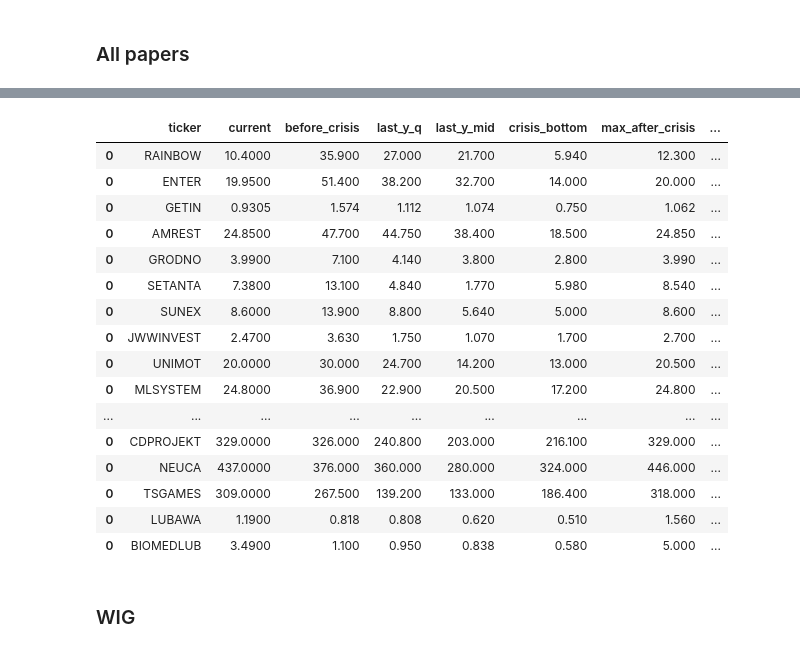
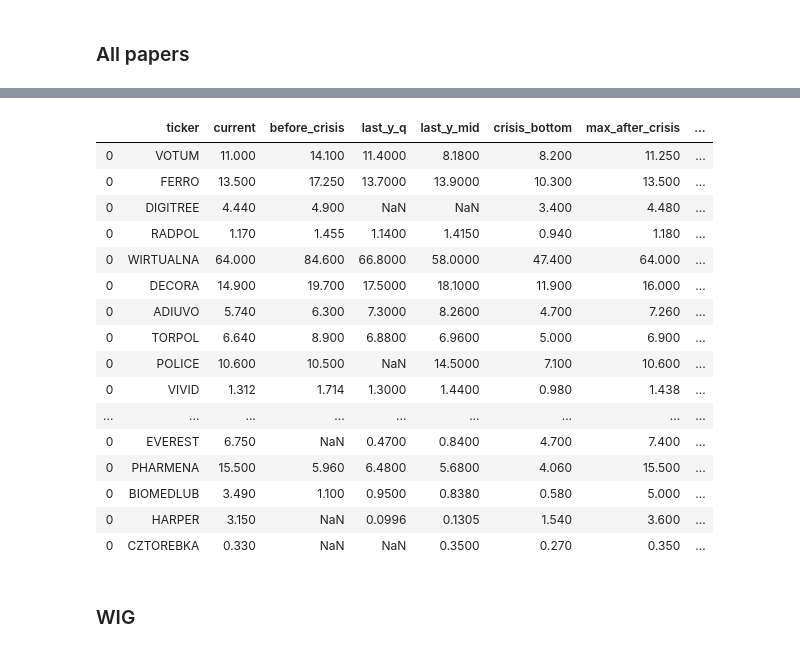
Before and after one commit to showeye/wse_analytics, a Jupyter notebook: bossa.ipynb, the cells around one changed output, grey strips where cells are left out. Saved outputs shown, nothing was run; the diff lists cells and outputs as text; code cells hidden in the pictures.

```diff
--- a/bossa.ipynb
+++ b/bossa.ipynb
@@ -43,4 +71,5 @@ Updated 2020-04-10, max actual date: 2020-04-09 00:00:00
 # %%
-all_files = os.listdir('data/')
-print(f'no of all available files: {len(all_files)}')
+all_stocks = os.listdir('data/')
+all_indekses = os.listdir('data_for/')
+print(f'no of all available stock: {len(all_stocks)} and indexes: {len(all_indekses)}')
 # %% [output]
@@ -51,0 +103,2 @@ today = str(date.today())
+# %%
+df = prepare_index('NIKKEI')
@@ -242,8 +305,8 @@ skaner_df.loc[:,'growth_potential'] = round((skaner_df.loc[:,'max_before_crisis'
 skaner_df.loc[:,'drop_current'] = round(skaner_df.loc[:,'current'] * 100 / skaner_df.loc[:,'max_before_crisis'] - 100, 2)
 # %%
 skaner_df_see = skaner_df.loc[
-    (skaner_df.growth_quarter > 0)
-        & (skaner_df.growth_mid > 0)
+#     (skaner_df.growth_quarter > 0)
+#         & (skaner_df.growth_mid > 0)
         #& (skaner_df.drop_current < 0)
-        & (skaner_df.growth_current > 20)
+        (skaner_df.growth_current > 20)
                               ,:].sort_values('drop_current', ascending=True)
@@ -270,27 +313,34 @@ skaner_df_see.sort_values('growth_current', ascending=False).dropna()
 # %%
 skaner_df_see = skaner_df_see.loc[
     skaner_df_see.ticker.apply(lambda x:
-                               False if ('RCFL' in x)| ('INTLGLD' in x) else True).values,]
+                               False if ('RCFL' in x)
+                               | ('INTLGLD' in x)
+                               | ('RCFS' in x)
+                               | ('INTL' in x)
+                               | ('INTS' in x)
+                               | ('RCTL' in x)
+                               | ('BETA' in x)
+                               | ('RCL' in x) else True).values,]
 # %%
-skaner_df_see
+skaner_df_see.tail(100)
 # %% [output]
 |  | ticker | current | before_crisis | last_y_q | last_y_mid | crisis_bottom | max_after_crisis | ... |
-| 0 | RAINBOW | 10.4000 | 35.900 | 27.000 | 21.700 | 5.940 | 12.300 | ... |
-| 0 | ENTER | 19.9500 | 51.400 | 38.200 | 32.700 | 14.000 | 20.000 | ... |
-| 0 | GETIN | 0.9305 | 1.574 | 1.112 | 1.074 | 0.750 | 1.062 | ... |
-| 0 | AMREST | 24.8500 | 47.700 | 44.750 | 38.400 | 18.500 | 24.850 | ... |
-| 0 | GRODNO | 3.9900 | 7.100 | 4.140 | 3.800 | 2.800 | 3.990 | ... |
-| 0 | SETANTA | 7.3800 | 13.100 | 4.840 | 1.770 | 5.980 | 8.540 | ... |
-| 0 | SUNEX | 8.6000 | 13.900 | 8.800 | 5.640 | 5.000 | 8.600 | ... |
-| 0 | JWWINVEST | 2.4700 | 3.630 | 1.750 | 1.070 | 1.700 | 2.700 | ... |
-| 0 | UNIMOT | 20.0000 | 30.000 | 24.700 | 14.200 | 13.000 | 20.500 | ... |
-| 0 | MLSYSTEM | 24.8000 | 36.900 | 22.900 | 20.500 | 17.200 | 24.800 | ... |
+| 0 | VOTUM | 11.000 | 14.100 | 11.4000 | 8.1800 | 8.200 | 11.250 | ... |
+| 0 | FERRO | 13.500 | 17.250 | 13.7000 | 13.9000 | 10.300 | 13.500 | ... |
+| 0 | DIGITREE | 4.440 | 4.900 | NaN | NaN | 3.400 | 4.480 | ... |
+| 0 | RADPOL | 1.170 | 1.455 | 1.1400 | 1.4150 | 0.940 | 1.180 | ... |
+| 0 | WIRTUALNA | 64.000 | 84.600 | 66.8000 | 58.0000 | 47.400 | 64.000 | ... |
+| 0 | DECORA | 14.900 | 19.700 | 17.5000 | 18.1000 | 11.900 | 16.000 | ... |
+| 0 | ADIUVO | 5.740 | 6.300 | 7.3000 | 8.2600 | 4.700 | 7.260 | ... |
+| 0 | TORPOL | 6.640 | 8.900 | 6.8800 | 6.9600 | 5.000 | 6.900 | ... |
+| 0 | POLICE | 10.600 | 10.500 | NaN | 14.5000 | 7.100 | 10.600 | ... |
+| 0 | VIVID | 1.312 | 1.714 | 1.3000 | 1.4400 | 0.980 | 1.438 | ... |
 | ... | ... | ... | ... | ... | ... | ... | ... | ... |
-| 0 | CDPROJEKT | 329.0000 | 326.000 | 240.800 | 203.000 | 216.100 | 329.000 | ... |
-| 0 | NEUCA | 437.0000 | 376.000 | 360.000 | 280.000 | 324.000 | 446.000 | ... |
-| 0 | TSGAMES | 309.0000 | 267.500 | 139.200 | 133.000 | 186.400 | 318.000 | ... |
-| 0 | LUBAWA | 1.1900 | 0.818 | 0.808 | 0.620 | 0.510 | 1.560 | ... |
-| 0 | BIOMEDLUB | 3.4900 | 1.100 | 0.950 | 0.838 | 0.580 | 5.000 | ... |
+| 0 | EVEREST | 6.750 | NaN | 0.4700 | 0.8400 | 4.700 | 7.400 | ... |
+| 0 | PHARMENA | 15.500 | 5.960 | 6.4800 | 5.6800 | 4.060 | 15.500 | ... |
+| 0 | BIOMEDLUB | 3.490 | 1.100 | 0.9500 | 0.8380 | 0.580 | 5.000 | ... |
+| 0 | HARPER | 3.150 | NaN | 0.0996 | 0.1305 | 1.540 | 3.600 | ... |
+| 0 | CZTOREBKA | 0.330 | NaN | NaN | 0.3500 | 0.270 | 0.350 | ... |
 # %% [markdown]
 ### WIG
 # %%
```
Also changed, not shown: parts of 36 cells of this notebook.
